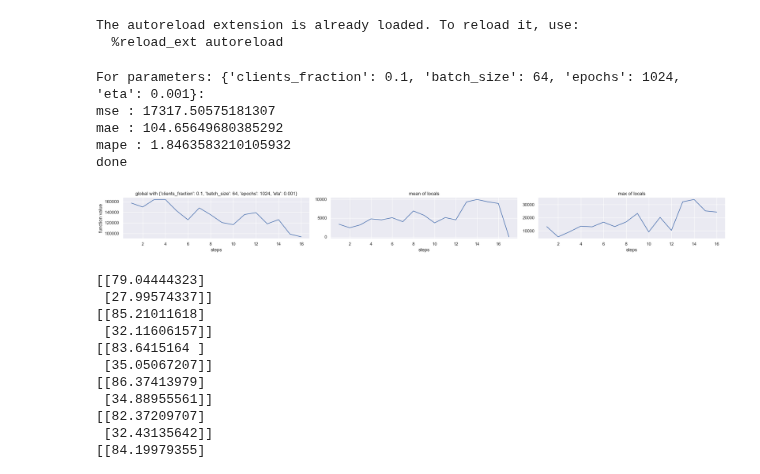
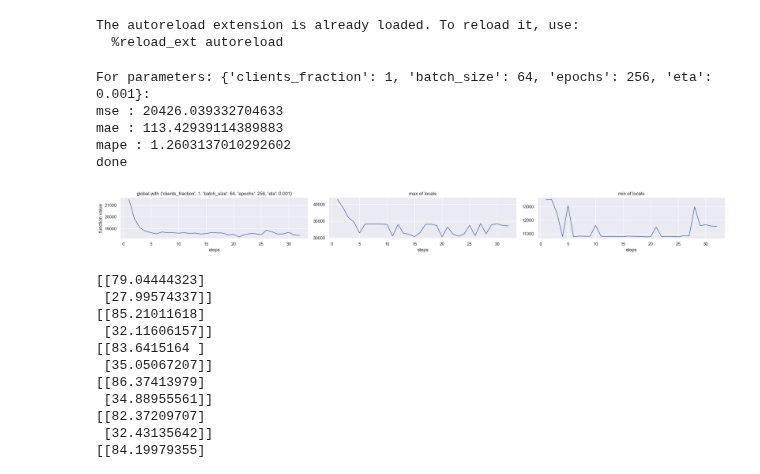
Before and after one commit to locllos/felere, a Jupyter notebook: source/playground.ipynb, the cells around one changed output. Cells and saved outputs as stored; diff of their text form; code cells hidden in the pictures.

```diff
--- a/source/playground.ipynb
+++ b/source/playground.ipynb
@@ -94,7 +94,7 @@ distributor = HomogenousDataDistributorComplex(
   X=X_train,
   y=y_train,
   n_parts=n_clients,
-  iid_fraction=0.1
+  iid_fraction=0.3
 )
 function = MSERidgeLinear(n_features=n_features)
 
@@ -111,40 +111,40 @@ The autoreload extension is already loaded. To reload it, use:
   %reload_ext autoreload
 # %%
 parameters = {
-  "clients_fraction": [0.1],
+  "clients_fraction": [1],
   "batch_size": [64],
-  "epochs": [1024], # 16, 64,
-  "rounds": [16],
+  "epochs": [256], # 16, 64,
+  "rounds": [32],
   "eta": [1e-3], # , 1e-2
 }
 metrics = {
   "mse" : mean_squared_error,
   "mae" : mean_absolute_error,
   "mape" : mean_absolute_percentage_error
 }
 
 pipeline = Pipeline(
   model=model,
   optimizer=Scaffold,
   parameters=parameters,
   metrics=metrics,
   X_val=X_test,
   y_val=y_test
 )
 
 best, best_params = pipeline.run(
   choose_best_by="mae",
   show_history=True,
-  reduce_clients_by=["mean", "max"]
+  reduce_clients_by=["max","min"]
 )
 print("done")
 # %% [output]
-For parameters: {'clients_fraction': 0.1, 'batch_size': 64, 'epochs': 1024, 'eta': 0.001}:
-mse : 17317.50575181307
-mae : 104.65649680385292
-mape : 1.8463583210105932
+For parameters: {'clients_fraction': 1, 'batch_size': 64, 'epochs': 256, 'eta': 0.001}:
+mse : 20426.039332704633
+mae : 113.42939114389883
+mape : 1.2603137010292602
 done
-[figure, old version]
+[figure, new version]
 # %%
 [print(client.function.weights()) for client in best.clients]
 best.server.function.weights()
```
